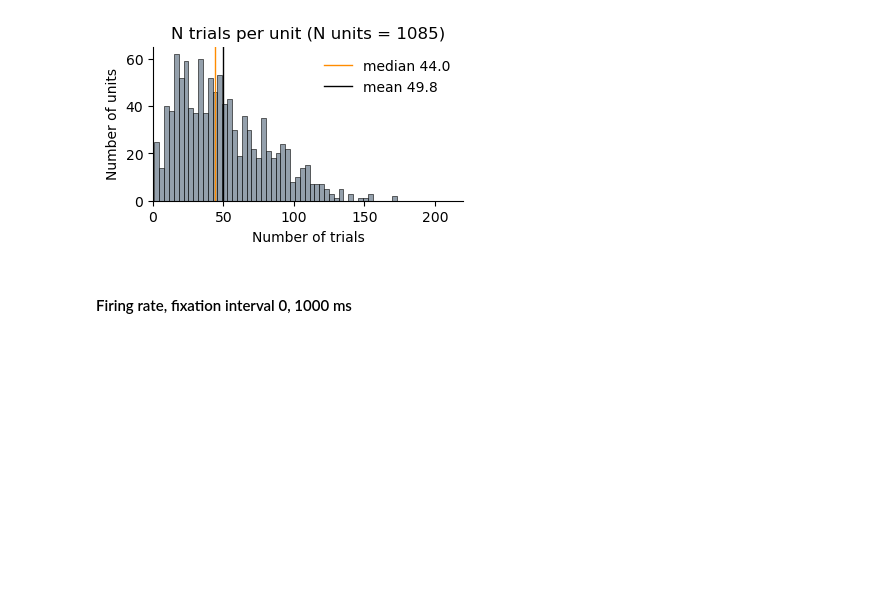
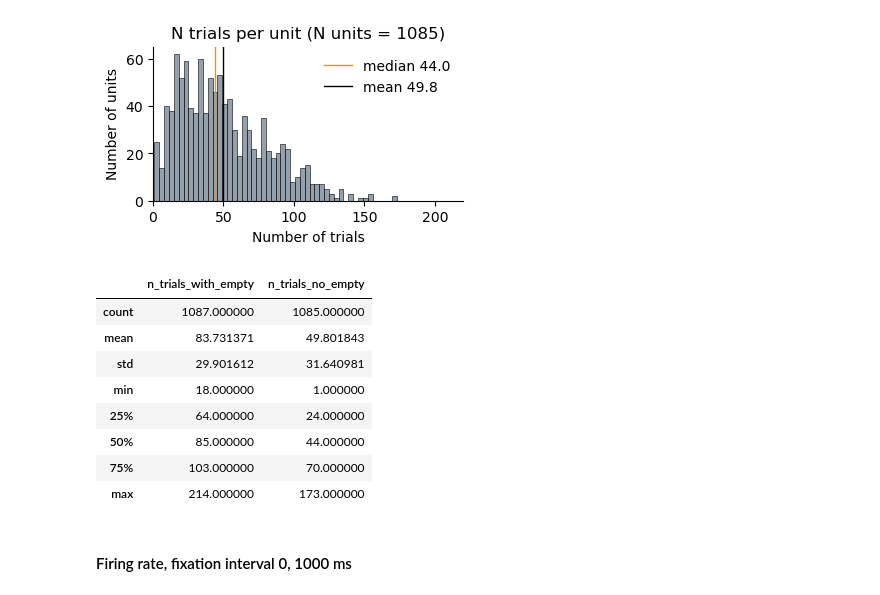
Before and after one commit to iinnpp/isttc, a Jupyter notebook: notebooks/monkey/paper_plots/paper_plot_dataset_info.ipynb, the cells around one changed output. Drawn from its saved outputs; the diff is of its cells as text; code cells hidden in the pictures; blank space fills up the shorter version.

```diff
--- a/notebooks/monkey/paper_plots/paper_plot_dataset_info.ipynb
+++ b/notebooks/monkey/paper_plots/paper_plot_dataset_info.ipynb
@@ -190,6 +190,18 @@ if save_fig:
     plt.savefig(fig_folder + 'dataset_unit_trials_count_' + fig_file_suffix + '_1000_grouped.svg' , bbox_inches='tight')
 # %% [output]
 [figure]
+# %%
+n_trials_per_unit_merged_1000.describe()
+# %% [output]
+|  | n_trials_with_empty | n_trials_no_empty |
+| count | 1087.000000 | 1085.000000 |
+| mean | 83.731371 | 49.801843 |
+| std | 29.901612 | 31.640981 |
+| min | 18.000000 | 1.000000 |
+| 25% | 64.000000 | 24.000000 |
+| 50% | 85.000000 | 44.000000 |
+| 75% | 103.000000 | 70.000000 |
+| max | 214.000000 | 173.000000 |
 # %% [markdown]
 #### Firing rate, fixation interval 0, 1000 ms
 # %%
```
Also changed, not shown: parts of 5 cells of this notebook, 1 other file.
